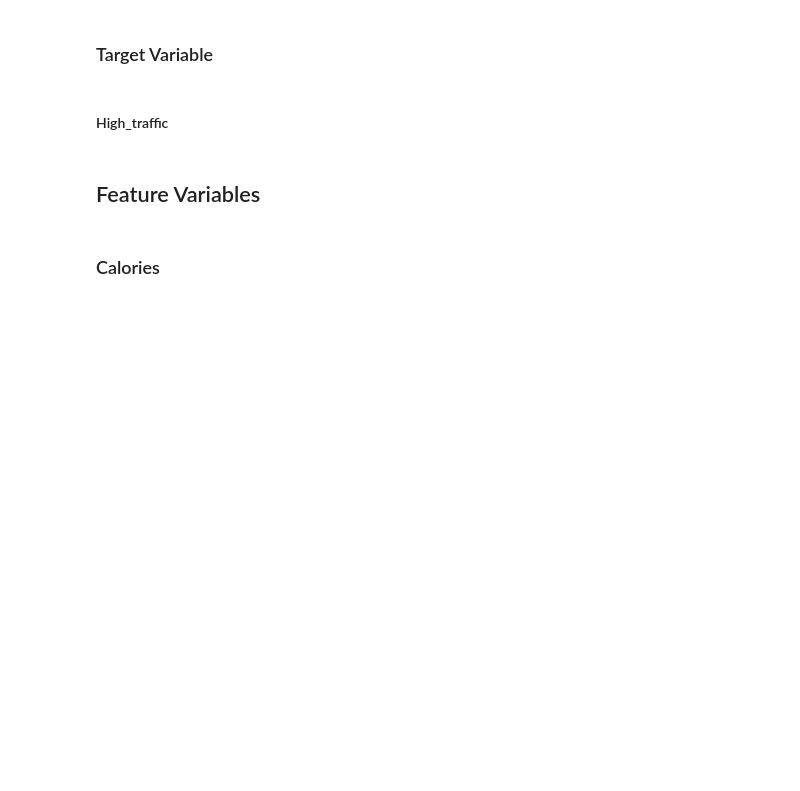
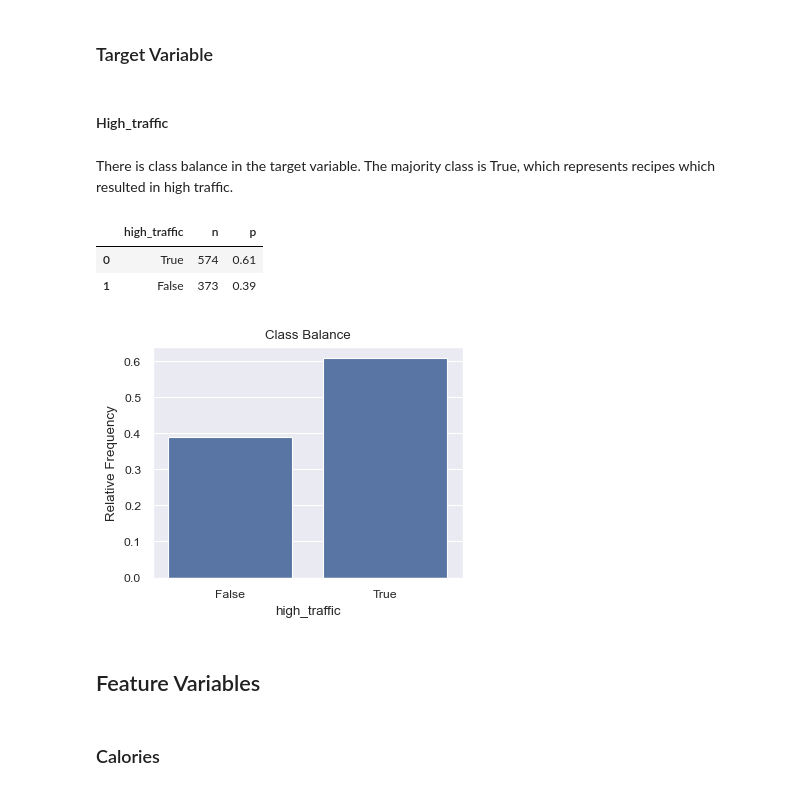
Before and after one commit to sandroarpy/recipe_site_traffic, a Jupyter notebook: notebook.ipynb, the cells around one changed output. Saved outputs shown, nothing was run; the diff lists cells and outputs as text; code cells hidden in the pictures; blank space fills up the shorter version.

```diff
--- a/notebook.ipynb
+++ b/notebook.ipynb
@@ -35,14 +28,21 @@ import pandas as pd
 # %%
+# Import libraries
 import numpy as np
 import pandas as pd
 import matplotlib.pyplot as plt
 import seaborn as sns
 from sklearn.compose import ColumnTransformer
 from sklearn.dummy import DummyClassifier
-from sklearn.ensemble import RandomForestClassifier
+from sklearn.ensemble import RandomForestClassifier, GradientBoostingClassifier
 from sklearn.impute import SimpleImputer
 from sklearn.linear_model import LogisticRegression
 from sklearn.metrics import precision_score, ConfusionMatrixDisplay, classification_report, confusion_matrix
 from sklearn.model_selection import GridSearchCV, cross_val_score, train_test_split
+from sklearn.preprocessing import OneHotEncoder
+from category_encoders import OrdinalEncoder
 from sklearn.pipeline import make_pipeline, Pipeline
 from sklearn.tree import DecisionTreeClassifier
+
+# General settings
+plt.rcParams['figure.figsize'] = (4, 3)
+sns.set(context='paper')
@@ -70,7 +68,13 @@ df['category'] = df['category'].str.replace(' Breast', '').astype('category')
 
 # Add column to indicate if all the nutritional facts are displayed on the website
 count_nan_per_row = df[cols].isna().sum(axis=1)
-df['nutritional_facts_label'] = np.where(count_nan_per_row == len(cols), True, False)
+df['nutritional_facts_label'] = np.where(count_nan_per_row == len(cols), False, True)
+
+# Sort columns
+num_features = ['calories', 'carbohydrate', 'sugar', 'protein', 'servings', 'nutritional_facts_label']
+cat_features = ['category']
+target = ['high_traffic']
+df = df[num_features + cat_features + target]
 # %% [markdown]
 ## Exploratory Analysis
 
@@ -87,14 +133,26 @@ df.describe().round(2)
 ### Target Variable
 # %% [markdown]
 #### High_traffic
+# %% [markdown]
+There is class balance in the target variable. The majority class is True, which represents recipes which resulted in high traffic.
 # %%
-n = df['high_traffic'].value_counts().rename('n')
-p = df['high_traffic'].value_counts(normalize=True).rename('p')
+target = 'high_traffic'
 
-table = pd.concat([n, p], axis=1).rename_axis('high_traffic').reset_index()
+n = df[target].value_counts().rename('n')
+p = df[target].value_counts(normalize=True).rename('p').round(2)
+
+table = pd.concat([n, p], axis=1).rename_axis(target).reset_index()
 table
+# %% [output]
+|  | high_traffic | n | p |
+| 0 | True | 574 | 0.61 |
+| 1 | False | 373 | 0.39 |
 # %%
-sns.barplot(data=table, x='high_traffic', y='p')
+sns.barplot(data=table, x=target, y='p')
+plt.ylabel('Relative Frequency')
+plt.title('Class Balance');
+# %% [output]
+[figure, added]
 # %% [markdown]
 ## Feature Variables
 # %% [markdown]
```
Also changed, not shown: parts of 70 cells of this notebook.
